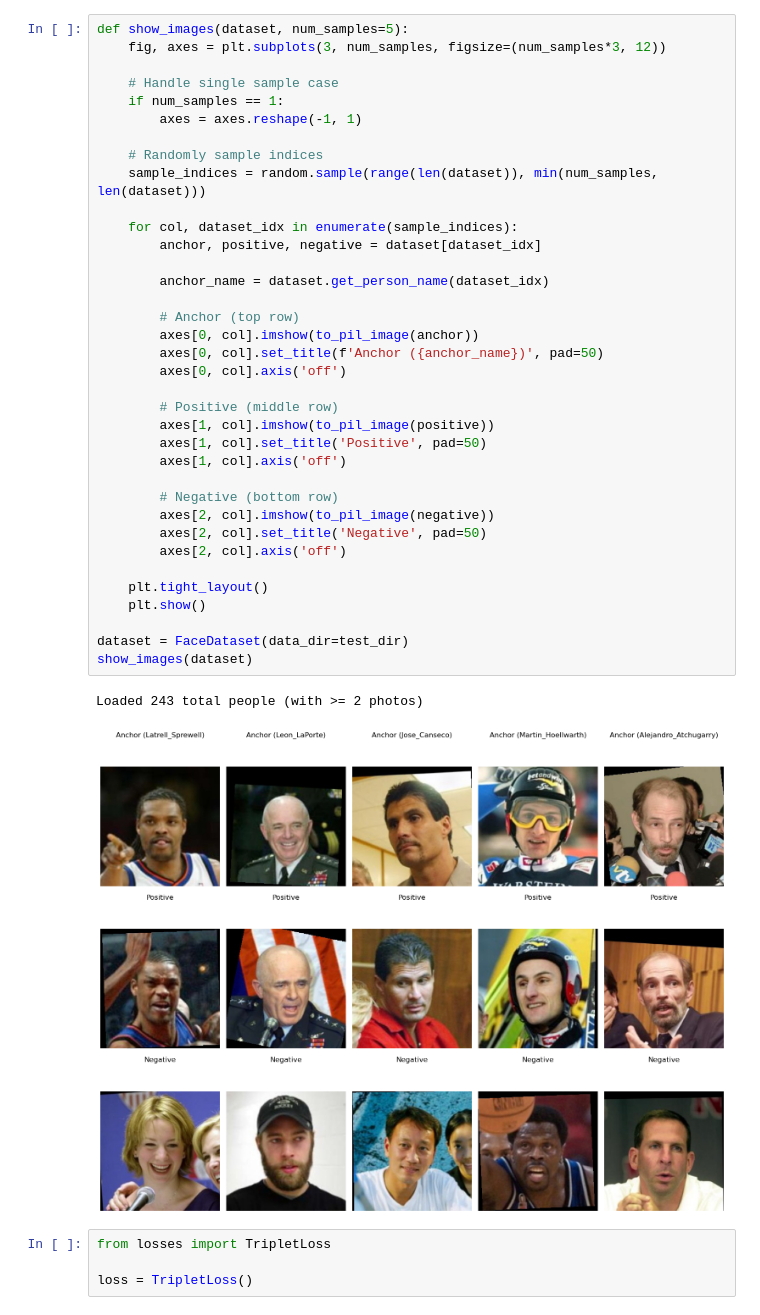
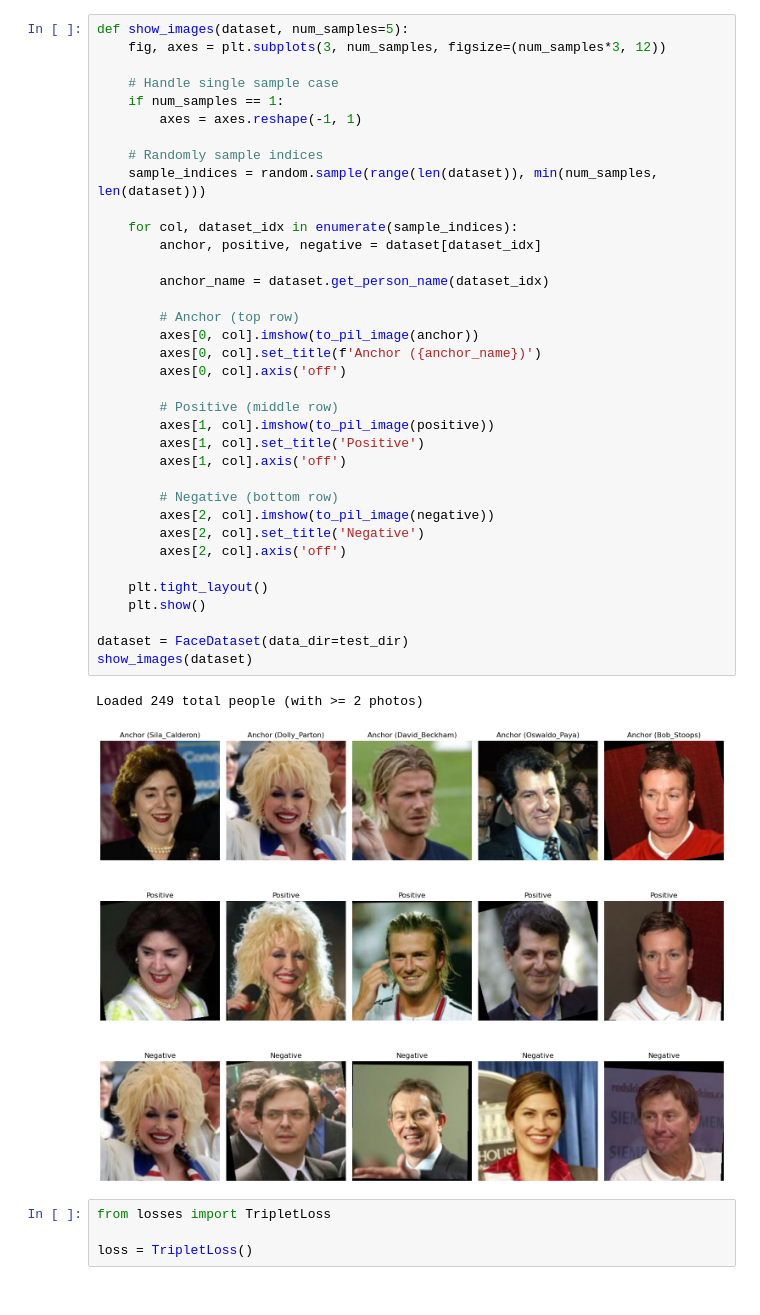
Before and after one commit to tutss/datascience, a Jupyter notebook: vision/cnn-fr/cnn-fr.ipynb, the cells around one changed output. Cells and saved outputs as stored; diff of their text form.

```diff
--- a/vision/cnn-fr/cnn-fr.ipynb
+++ b/vision/cnn-fr/cnn-fr.ipynb
@@ -26,38 +27,38 @@ def show_images(dataset, num_samples=5):
     # Handle single sample case
     if num_samples == 1:
         axes = axes.reshape(-1, 1)
 
     # Randomly sample indices
     sample_indices = random.sample(range(len(dataset)), min(num_samples, len(dataset)))
 
     for col, dataset_idx in enumerate(sample_indices):
         anchor, positive, negative = dataset[dataset_idx]
 
         anchor_name = dataset.get_person_name(dataset_idx)
 
         # Anchor (top row)
         axes[0, col].imshow(to_pil_image(anchor))
-        axes[0, col].set_title(f'Anchor ({anchor_name})', pad=50)
+        axes[0, col].set_title(f'Anchor ({anchor_name})')
         axes[0, col].axis('off')
 
         # Positive (middle row)
         axes[1, col].imshow(to_pil_image(positive))
-        axes[1, col].set_title('Positive', pad=50)
+        axes[1, col].set_title('Positive')
         axes[1, col].axis('off')
 
         # Negative (bottom row)
         axes[2, col].imshow(to_pil_image(negative))
-        axes[2, col].set_title('Negative', pad=50)
+        axes[2, col].set_title('Negative')
         axes[2, col].axis('off')
 
     plt.tight_layout()
     plt.show()
 
 dataset = FaceDataset(data_dir=test_dir)
 show_images(dataset)
 # %% [output]
-Loaded 243 total people (with >= 2 photos)
+Loaded 249 total people (with >= 2 photos)
-[figure, old version]
+[figure, new version]
 # %%
 from losses import TripletLoss
 
```
Also changed, not shown: parts of 17 cells of this notebook, 2 other files.
